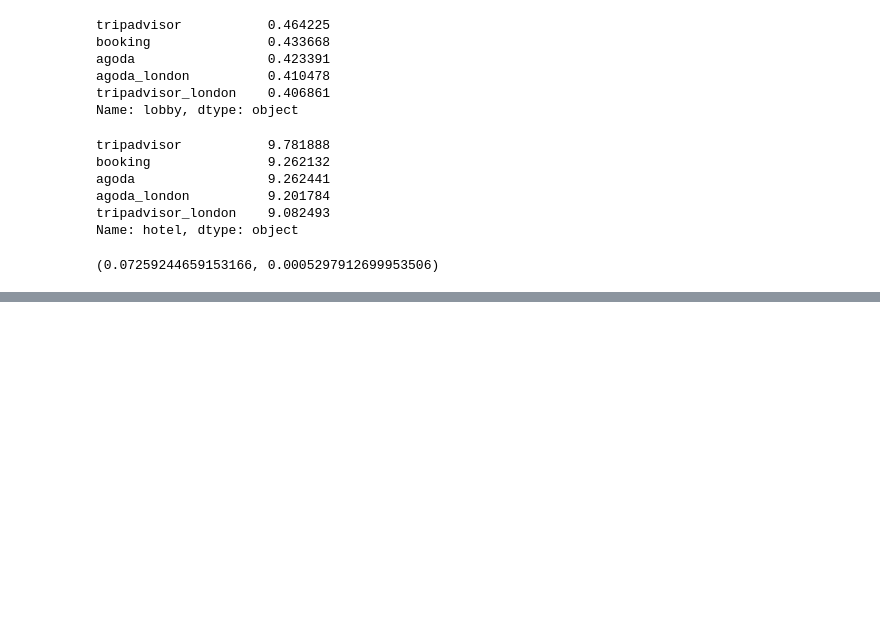
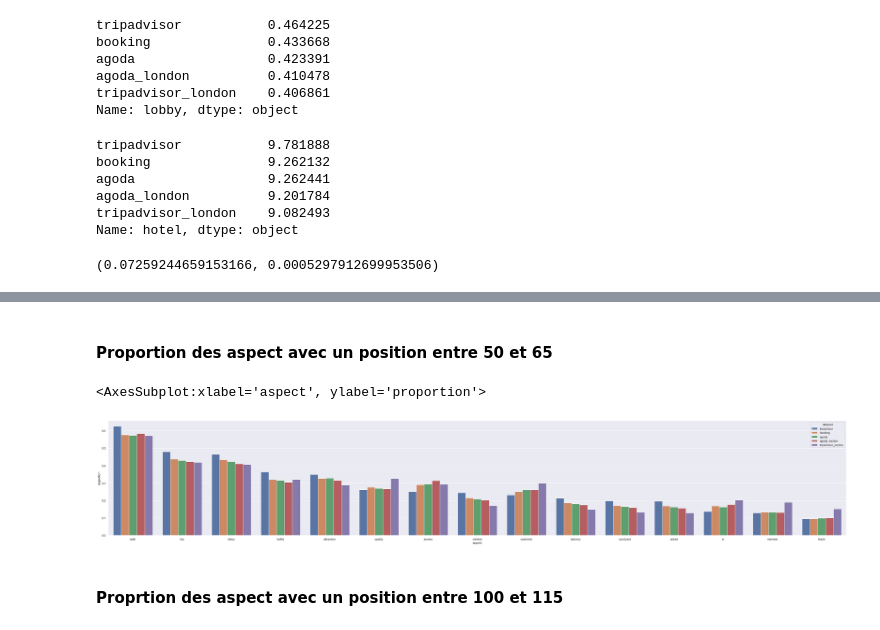
Before and after one commit to SuicV/SentiAnalysis, a Jupyter notebook: notebooks/Apprentissage des aspects explicites.ipynb, the cells around one changed output, grey strips where cells are left out. Saved outputs shown, nothing was run; the diff lists cells and outputs as text; code cells hidden in the pictures; blank space fills up the shorter version.

```diff
--- a/notebooks/Apprentissage des aspects explicites.ipynb
+++ b/notebooks/Apprentissage des aspects explicites.ipynb
@@ -244,0 +260,10 @@ vars_['hotel'], vars_['lobby']
+# %% [markdown]
+#### Proportion des aspect avec un position entre 50 et 65
+# %%
+sns.barplot(data = df.query(f"aspect in {list(vars_[50:65].index)}"),
+            x= 'aspect', y= 'proportion', hue='dataset')
+# %% [output]
+<AxesSubplot:xlabel='aspect', ylabel='proportion'>
+[figure, added]
+# %% [markdown]
+#### Proprtion des aspect avec un position entre 100 et 115
```
Also changed, not shown: parts of 55 cells of this notebook, 7 other files.
